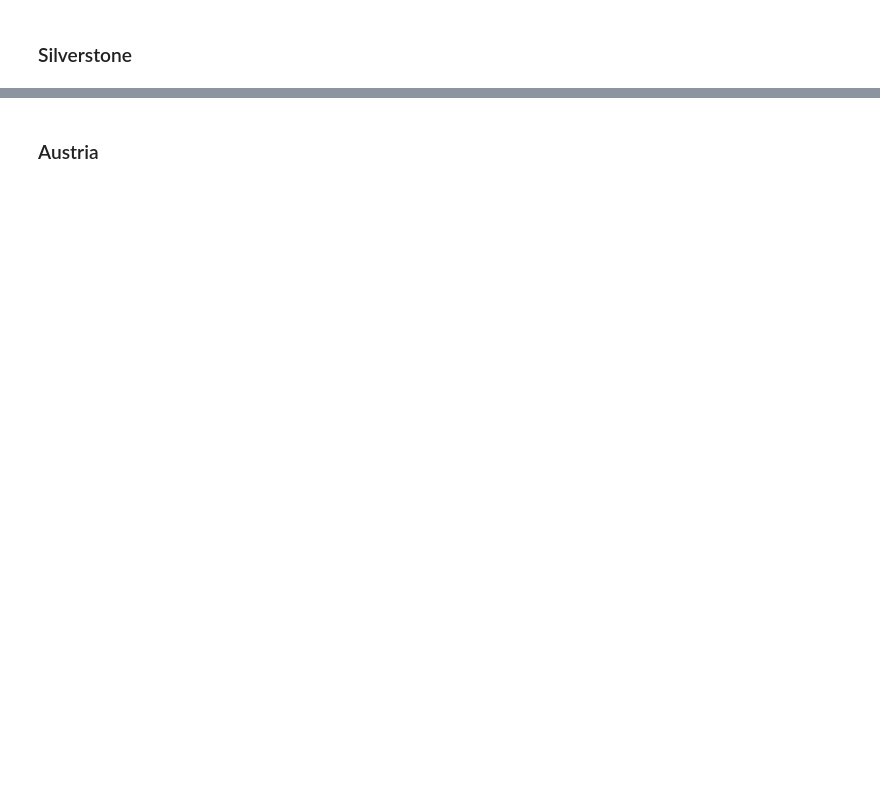
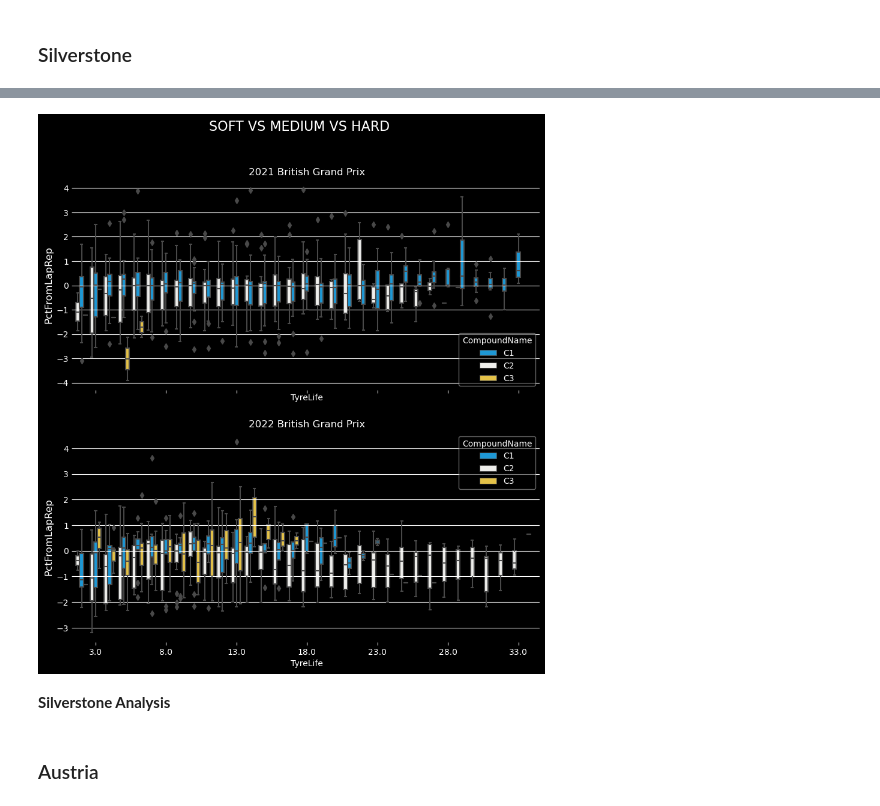
Before and after one commit to Casper-Guo/F1-Data-Visualization, a Jupyter notebook: visualization.ipynb, the cells around one changed output, grey strips where cells are left out. Cells and saved outputs as stored; diff of their text form; code cells hidden in the pictures; blank space fills up the shorter version.

```diff
--- a/visualization.ipynb
+++ b/visualization.ipynb
@@ -986,2 +1028,8 @@ azerbaijan_box = plot_compounds_boxplot([2021, 2022], ["Azerbaijan", "Azerbaijan
+# %%
+silverstone_box = plot_compounds_boxplot([2021, 2022], ["SilverStone", "Silverstone"], "PctFromLapRep")
+# %% [output]
+[figure, added]
+# %% [markdown]
+**Silverstone Analysis**
 # %% [markdown]
 ### Austria
```
Also changed, not shown: parts of 20 cells of this notebook, 2 other files.
